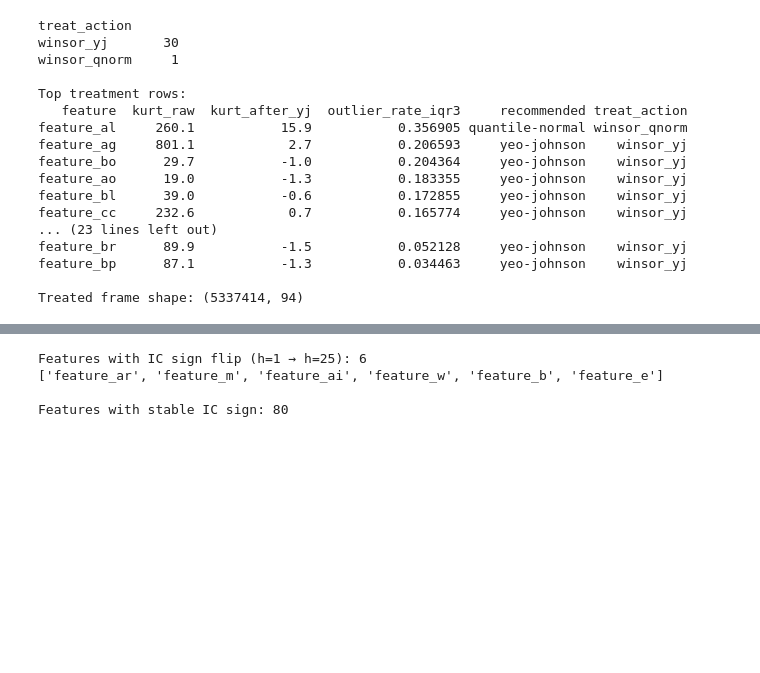
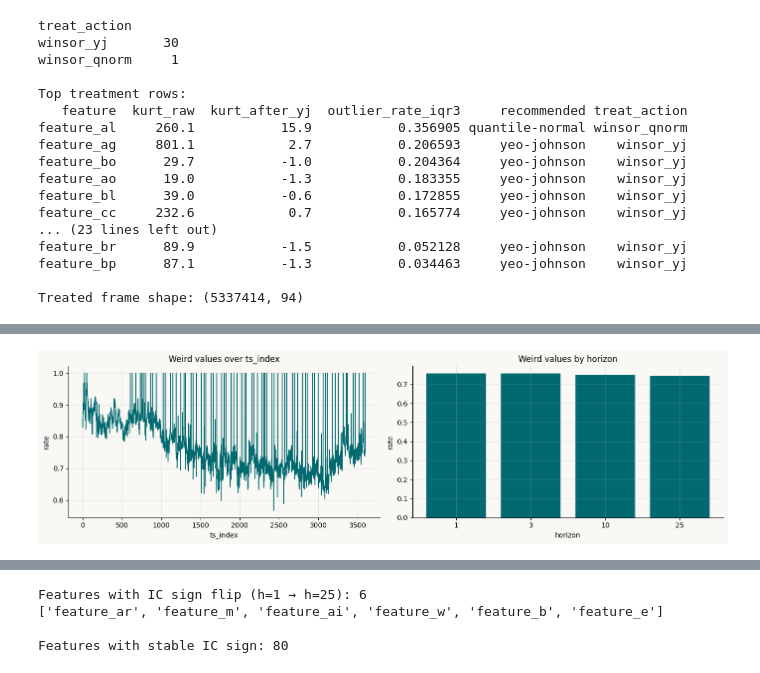
Before and after one commit to MartaTeo/Practical_DL, a Jupyter notebook: merged.ipynb, the cells around one changed output, grey strips where cells are left out. Cells and saved outputs as stored; diff of their text form; code cells hidden in the pictures; blank space fills up the shorter version.

```diff
--- a/merged.ipynb
+++ b/merged.ipynb
@@ -902,3 +1042,23 @@ feature_bn -0.073953 -0.072362 -0.088865 -0.111107     0.086572
 feature_bp  0.071098  0.070230  0.088917  0.114729     0.086244
 feature_t  -0.071686 -0.070213 -0.086887 -0.110056     0.084710
 [figure]
+# %%
+hvals = sorted(df[HORIZON_COL].dropna().unique())
+
+rows = []
+
+for col in num_features:
+    vals = []
+    for h in hvals:
+        tmp = df.loc[df[HORIZON_COL] == h, [col, TARGET]].dropna()
+        vals.append(abs(spearmanr(tmp[col], tmp[TARGET]).statistic) if len(tmp) >= 5 else np.nan)
+
+    valid = np.isfinite(vals)
+
+    rows.append({
+        "feature": col,
+        "corr_horizon_vs_absIC": spearmanr(np.array(hvals)[valid], np.array(vals)[valid]).statistic if valid.sum() >= 3 else np.nan
+    })
+
+ic_trend_simple = pd.DataFrame(rows).sort_values("corr_horizon_vs_absIC", ascending=False)
+display(ic_trend_simple.head(20).round(4))
@@ -2057 +1900,21 @@ feature_bz  0.028426      0.162423    0.000957    0.162840       0.000000
+# %%
+ts_summary = df_flags.groupby(TS_COL)["row_flag_weird_any"].mean().reset_index()
+h_summary = df_flags.groupby(HORIZON_COL)["row_flag_weird_any"].mean().reset_index()
+
+fig, axes = plt.subplots(1, 2, figsize=(14, 4))
+
+axes[0].plot(ts_summary[TS_COL], ts_summary["row_flag_weird_any"], color=TEAL, lw=1)
+axes[0].set_title("Weird values over ts_index")
+axes[0].set_xlabel(TS_COL)
+axes[0].set_ylabel("rate")
+
+axes[1].bar(h_summary[HORIZON_COL].astype(str), h_summary["row_flag_weird_any"], color=TEAL)
+axes[1].set_title("Weird values by horizon")
+axes[1].set_xlabel(HORIZON_COL)
+axes[1].set_ylabel("rate")
+
+plt.tight_layout()
+plt.show()
+# %% [output]
+[figure, added]
 # %%
```
Also changed, not shown: parts of 25 cells of this notebook.
